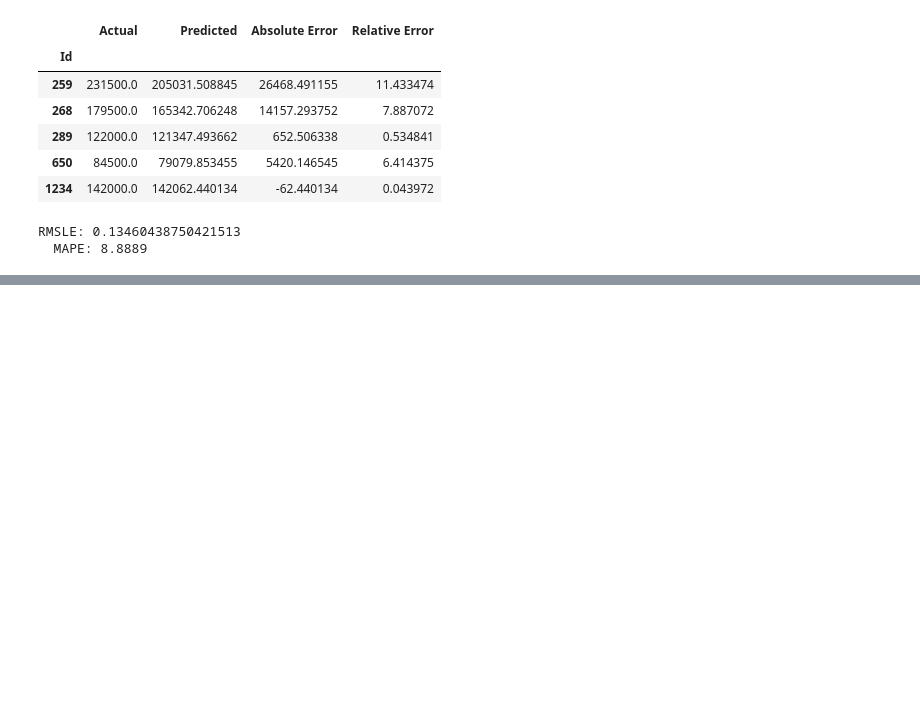
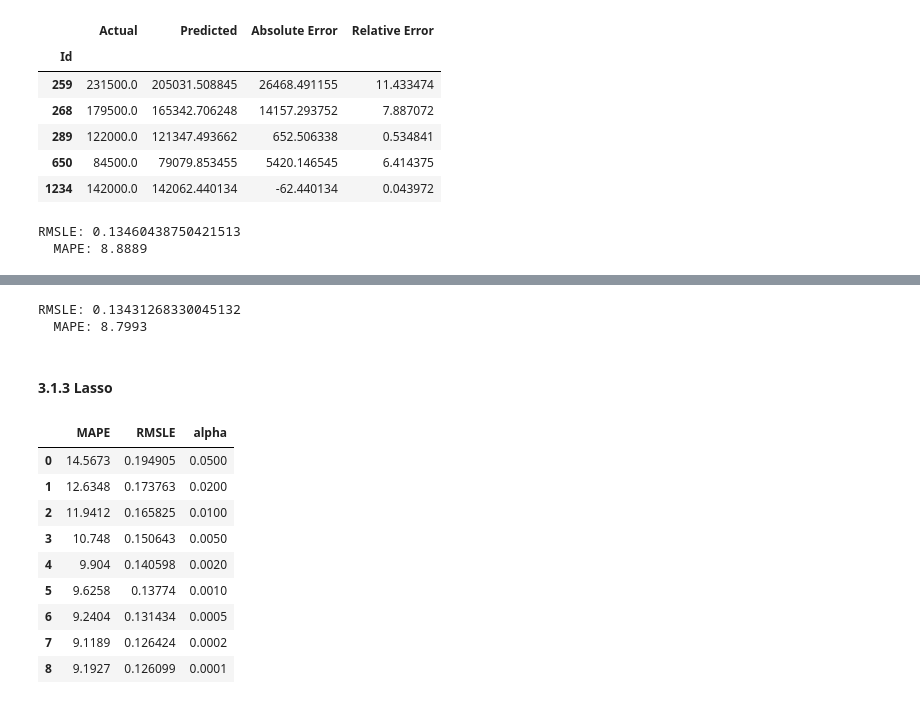
Before and after one commit to phamthanh123456/baitaplon_chuyende3, a Jupyter notebook: test.ipynb, the cells around one changed output, grey strips where cells are left out. Cells and saved outputs as stored; diff of their text form; code cells hidden in the pictures; blank space fills up the shorter version.

```diff
--- a/test.ipynb
+++ b/test.ipynb
@@ -431,0 +537,6 @@ df.to_csv('gbr_final.csv',index=False)
+# %%
+best_ridge.fit(data_X, data_y)
+TestModel(best_ridge)
+# %% [output]
+RMSLE: 0.13431268330045132
+  MAPE: 8.7993
@@ -431,0 +549,52 @@ df.to_csv('gbr_final.csv',index=False)
+# %% [markdown]
+#### 3.1.3 Lasso
+# %%
+#Lasso
+alphas = [0.05,0.02,0.01,0.005,0.002,0.001,0.0005,0.0002,0.0001]
+lasso_hyperparam_tuning=pd.DataFrame(columns=['MAPE','RMSLE'])
+# %%
+#@markdown Thử parameter
+#%%capture
+min = float('inf')
+
+for iter_alpha in alphas:
+
+    lasso = make_pipeline(
+        preprocess_pipeline,
+        Lasso(alpha=iter_alpha, random_state=22, max_iter=10000, tol=0.01)
+    )
+
+    lasso.fit(train_X, train_y)
+
+    if iter_alpha == 0:
+        linear_regression = lasso
+
+    val_pred = lasso.predict(val_X)
+    err_df_temp, mrE, RMSE = error_stats(val_y, val_pred)
+
+    if RMSE < min:
+        min = RMSE
+        err_df = err_df_temp
+        best_lasso = lasso
+
+    lasso_hyperparam_tuning = pd.concat([
+        lasso_hyperparam_tuning,
+        pd.DataFrame([{
+            'alpha': iter_alpha,
+            'MAPE': mrE,
+            'RMSLE': RMSE
+        }])
+    ], ignore_index=True)
+# %%
+lasso_hyperparam_tuning
+# %% [output]
+|  | MAPE | RMSLE | alpha |
+| 0 | 14.5673 | 0.194905 | 0.0500 |
+| 1 | 12.6348 | 0.173763 | 0.0200 |
+| 2 | 11.9412 | 0.165825 | 0.0100 |
+| 3 | 10.748 | 0.150643 | 0.0050 |
+| 4 | 9.904 | 0.140598 | 0.0020 |
+| 5 | 9.6258 | 0.13774 | 0.0010 |
+| 6 | 9.2404 | 0.131434 | 0.0005 |
+| 7 | 9.1189 | 0.126424 | 0.0002 |
+| 8 | 9.1927 | 0.126099 | 0.0001 |
```
Also changed, not shown: parts of 53 cells of this notebook, 4 other files.
